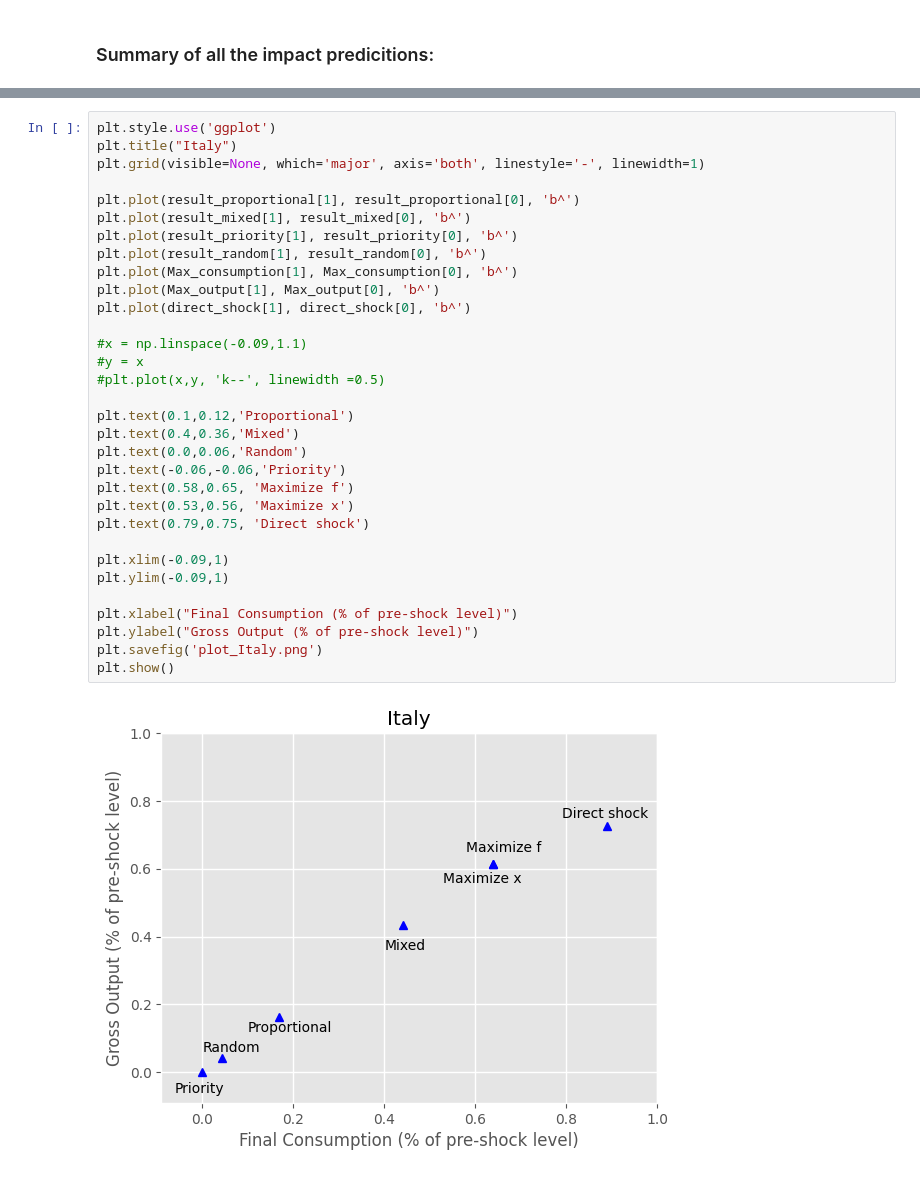
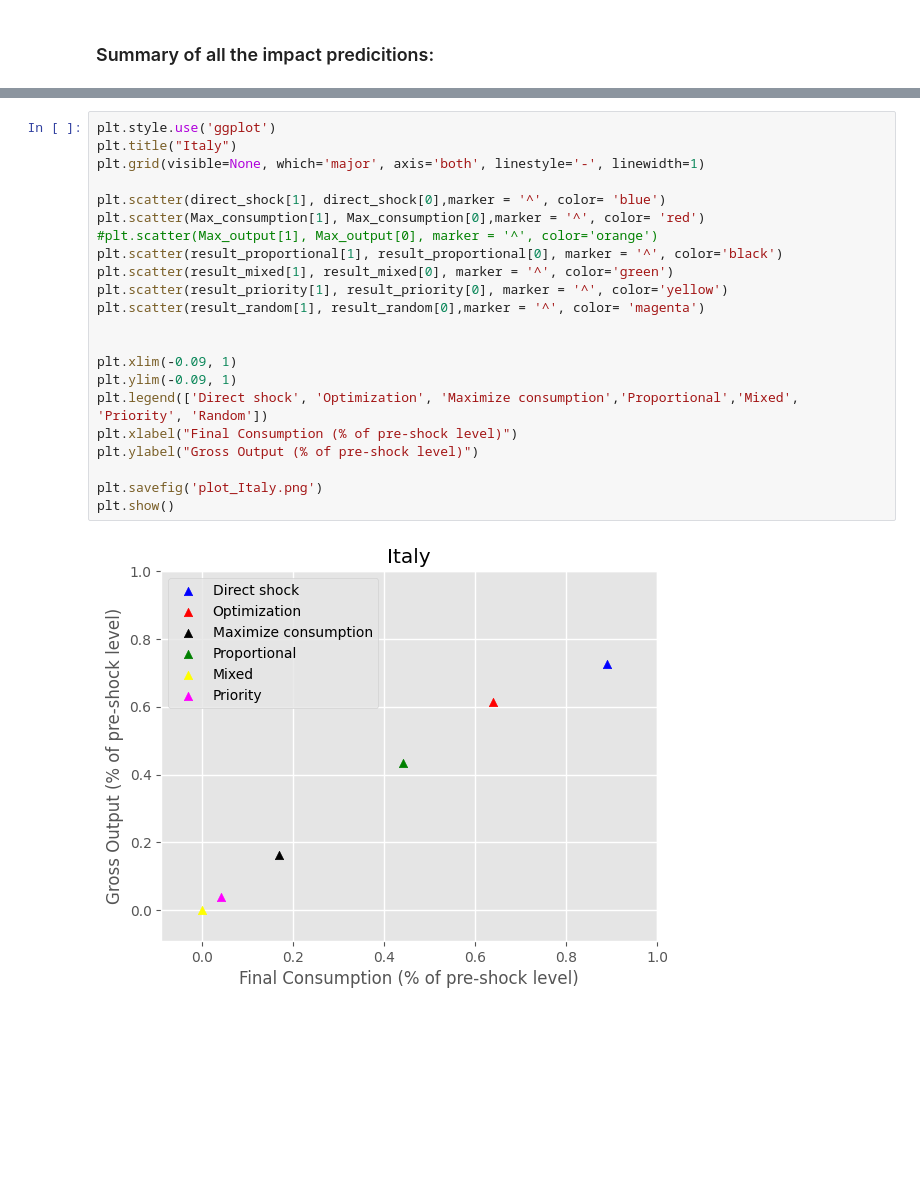
Before and after one commit to jannekehutsebaut/Thesis_Shock_Propagation_Supply_Demand, a Jupyter notebook: Italy/Case study Italy .ipynb, the cells around one changed output, grey strips where cells are left out. Cells and saved outputs as stored; diff of their text form; blank space fills up the shorter version.

```diff
--- a/Italy/Case study Italy .ipynb
+++ b/Italy/Case study Italy .ipynb
@@ -671,34 +611,24 @@ Rationing Methods: (x,f)
 # %%
 plt.style.use('ggplot')
 plt.title("Italy")
 plt.grid(visible=None, which='major', axis='both', linestyle='-', linewidth=1)
 
-plt.plot(result_proportional[1], result_proportional[0], 'b^')
-plt.plot(result_mixed[1], result_mixed[0], 'b^')
-plt.plot(result_priority[1], result_priority[0], 'b^')
-plt.plot(result_random[1], result_random[0], 'b^')
-plt.plot(Max_consumption[1], Max_consumption[0], 'b^')
-plt.plot(Max_output[1], Max_output[0], 'b^')
-plt.plot(direct_shock[1], direct_shock[0], 'b^')
+plt.scatter(direct_shock[1], direct_shock[0],marker = '^', color= 'blue')
+plt.scatter(Max_consumption[1], Max_consumption[0],marker = '^', color= 'red')
+#plt.scatter(Max_output[1], Max_output[0], marker = '^', color='orange')
+plt.scatter(result_proportional[1], result_proportional[0], marker = '^', color='black')
+plt.scatter(result_mixed[1], result_mixed[0], marker = '^', color='green')
+plt.scatter(result_priority[1], result_priority[0], marker = '^', color='yellow')
+plt.scatter(result_random[1], result_random[0],marker = '^', color= 'magenta')
 
-#x = np.linspace(-0.09,1.1)
-#y = x
-#plt.plot(x,y, 'k--', linewidth =0.5)
 
-plt.text(0.1,0.12,'Proportional')
-plt.text(0.4,0.36,'Mixed')
-plt.text(0.0,0.06,'Random')
-plt.text(-0.06,-0.06,'Priority')
-plt.text(0.58,0.65, 'Maximize f')
-plt.text(0.53,0.56, 'Maximize x')
-plt.text(0.79,0.75, 'Direct shock')
-
-plt.xlim(-0.09,1)
-plt.ylim(-0.09,1)
-
+plt.xlim(-0.09, 1)
+plt.ylim(-0.09, 1)
+plt.legend(['Direct shock', 'Optimization', 'Maximize consumption','Proportional','Mixed', 'Priority', 'Random'])
 plt.xlabel("Final Consumption (% of pre-shock level)")
 plt.ylabel("Gross Output (% of pre-shock level)")
+
 plt.savefig('plot_Italy.png')
 plt.show()
 # %% [output]
-[figure, old version]
+[figure, new version]
```
Also changed, not shown: parts of 35 cells of this notebook.
